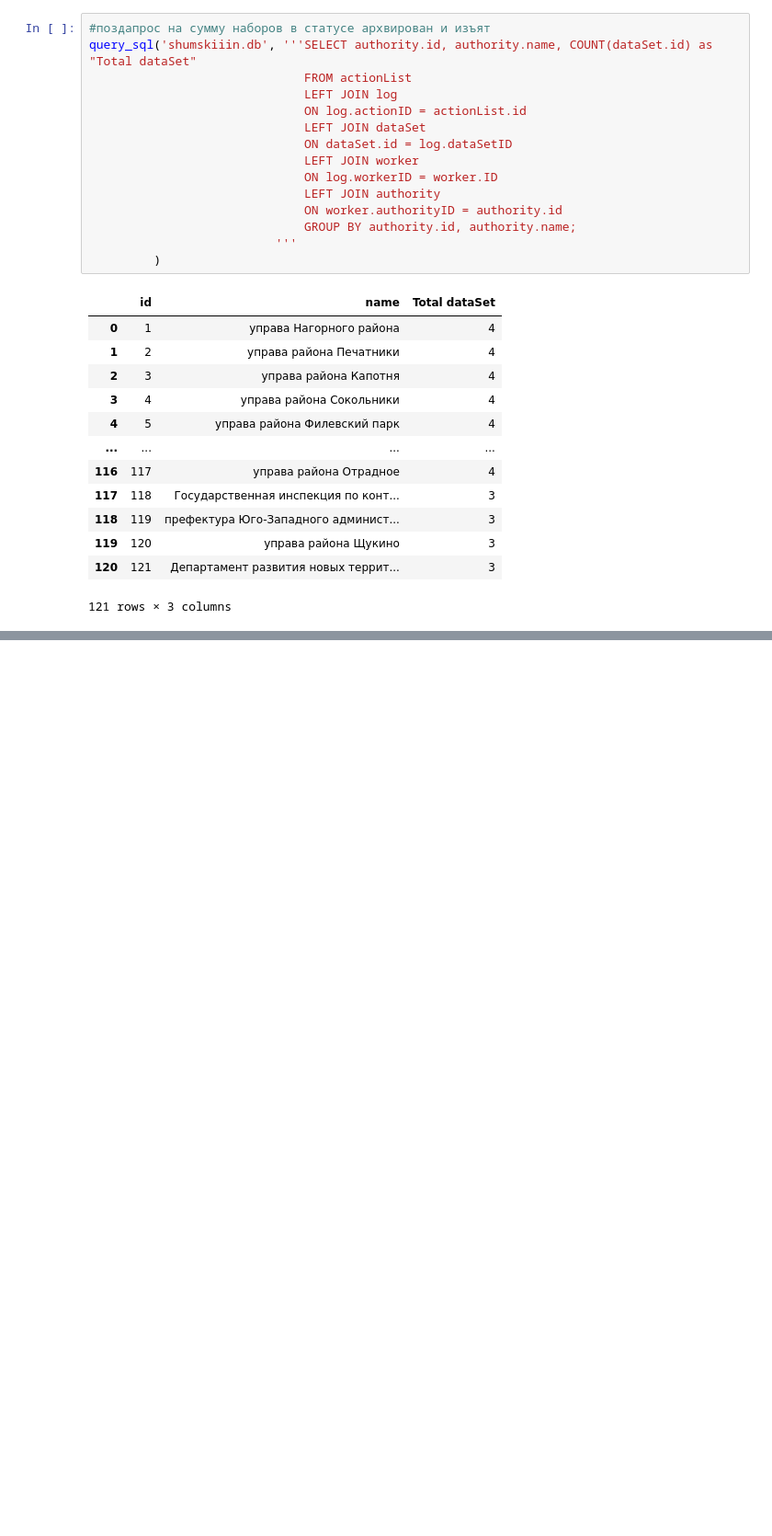
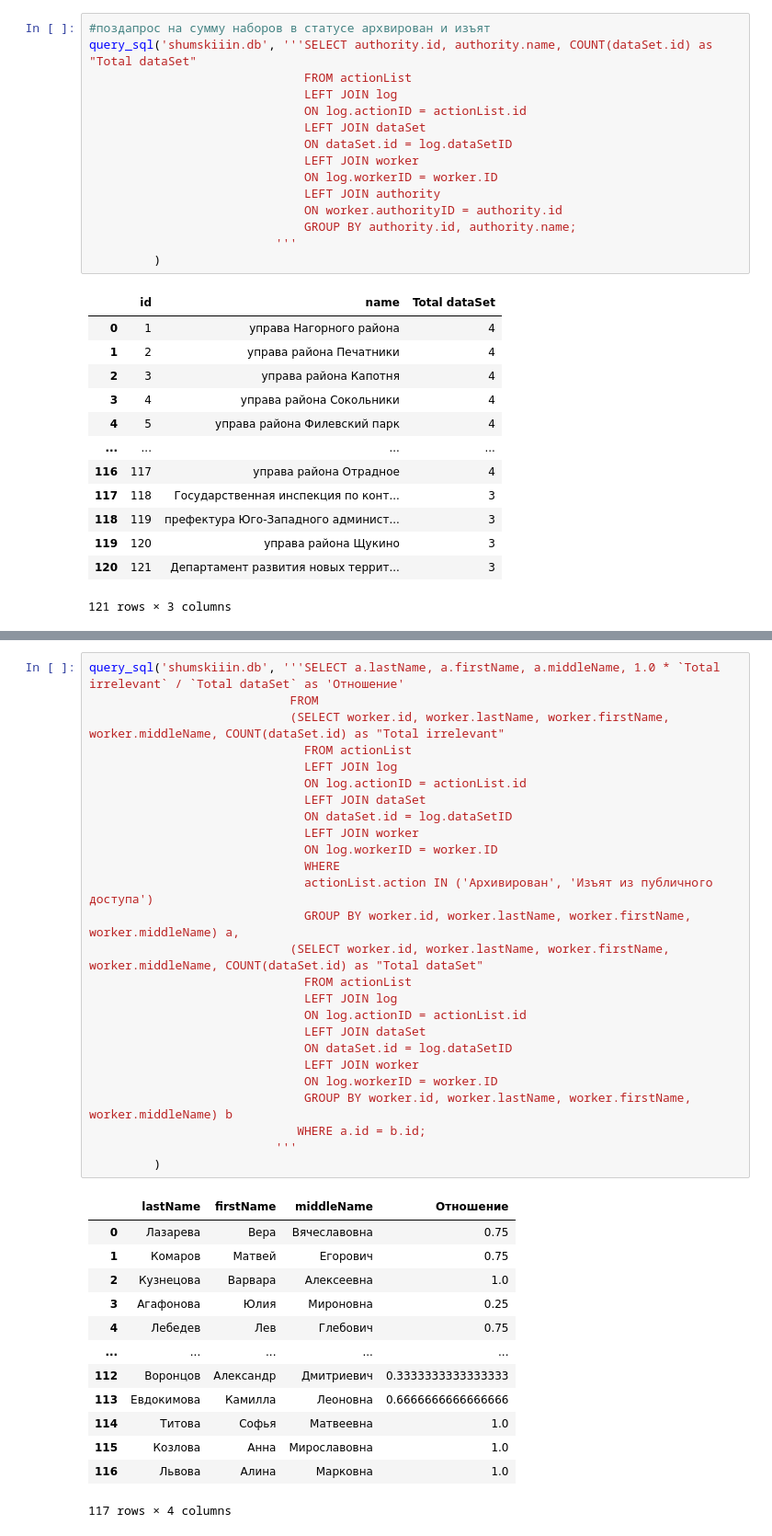
Before and after one commit to n0kse/shumskiiIN_kursovaya, a Jupyter notebook: исходный_код/MAIN.ipynb, the cells around one changed output, grey strips where cells are left out. Shown at 92% size. Saved outputs shown, nothing was run; the diff lists cells and outputs as text; blank space fills up the shorter version.

```diff
--- a/исходный_код/MAIN.ipynb
+++ b/исходный_код/MAIN.ipynb
@@ -971,0 +1022,40 @@ query_sql('shumskiiin.db', '''SELECT a.name, 1.0 *`Total irrelevant` / `Total da
+# %%
+query_sql('shumskiiin.db', '''SELECT a.lastName, a.firstName, a.middleName, 1.0 * `Total irrelevant` / `Total dataSet` as 'Отношение'
+                            FROM
+                            (SELECT worker.id, worker.lastName, worker.firstName, worker.middleName, COUNT(dataSet.id) as "Total irrelevant"
+                              FROM actionList
+                              LEFT JOIN log
+                              ON log.actionID = actionList.id
+                              LEFT JOIN dataSet
+                              ON dataSet.id = log.dataSetID
+                              LEFT JOIN worker
+                              ON log.workerID = worker.ID
+                              WHERE
+                              actionList.action IN ('Архивирован', 'Изъят из публичного доступа')
+                              GROUP BY worker.id, worker.lastName, worker.firstName, worker.middleName) a,
+                            (SELECT worker.id, worker.lastName, worker.firstName, worker.middleName, COUNT(dataSet.id) as "Total dataSet"
+                              FROM actionList
+                              LEFT JOIN log
+                              ON log.actionID = actionList.id
+                              LEFT JOIN dataSet
+                              ON dataSet.id = log.dataSetID
+                              LEFT JOIN worker
+                              ON log.workerID = worker.ID
+                              GROUP BY worker.id, worker.lastName, worker.firstName, worker.middleName) b
+                             WHERE a.id = b.id;
+                          '''
+         )
+# %% [output]
+|  | lastName | firstName | middleName | Отношение |
+| 0 | Лазарева | Вера | Вячеславовна | 0.75 |
+| 1 | Комаров | Матвей | Егорович | 0.75 |
+| 2 | Кузнецова | Варвара | Алексеевна | 1.0 |
+| 3 | Агафонова | Юлия | Мироновна | 0.25 |
+| 4 | Лебедев | Лев | Глебович | 0.75 |
+| ... | ... | ... | ... | ... |
+| 112 | Воронцов | Александр | Дмитриевич | 0.3333333333333333 |
+| 113 | Евдокимова | Камилла | Леоновна | 0.6666666666666666 |
+| 114 | Титова | Софья | Матвеевна | 1.0 |
+| 115 | Козлова | Анна | Мирославовна | 1.0 |
+| 116 | Львова | Алина | Марковна | 1.0 |
+117 rows × 4 columns
```
Also changed, not shown: parts of 6 cells of this notebook.
